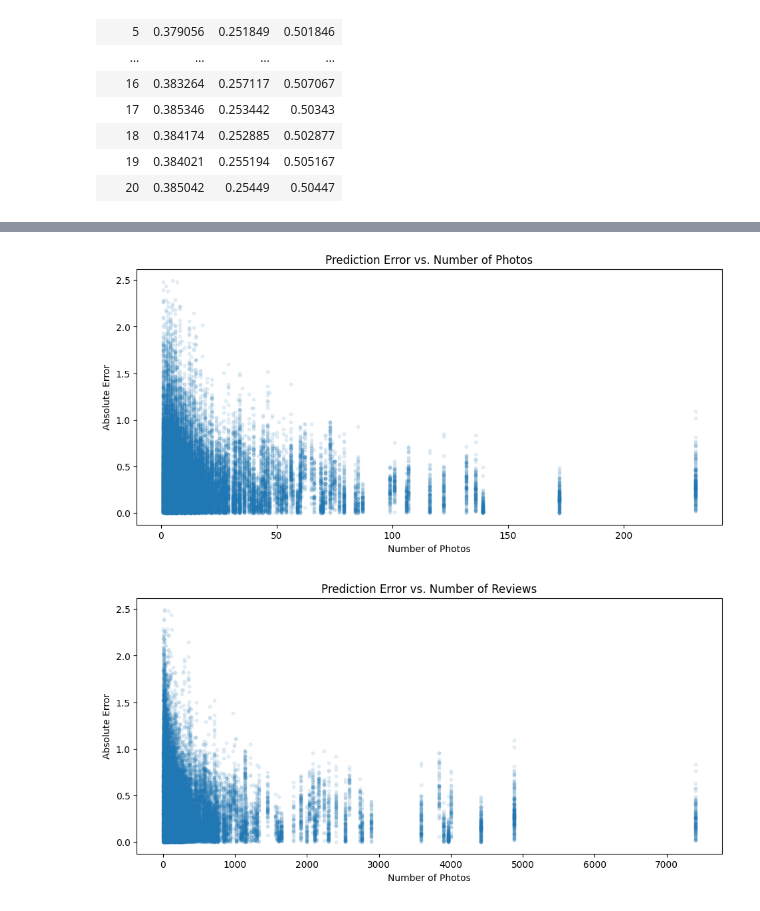
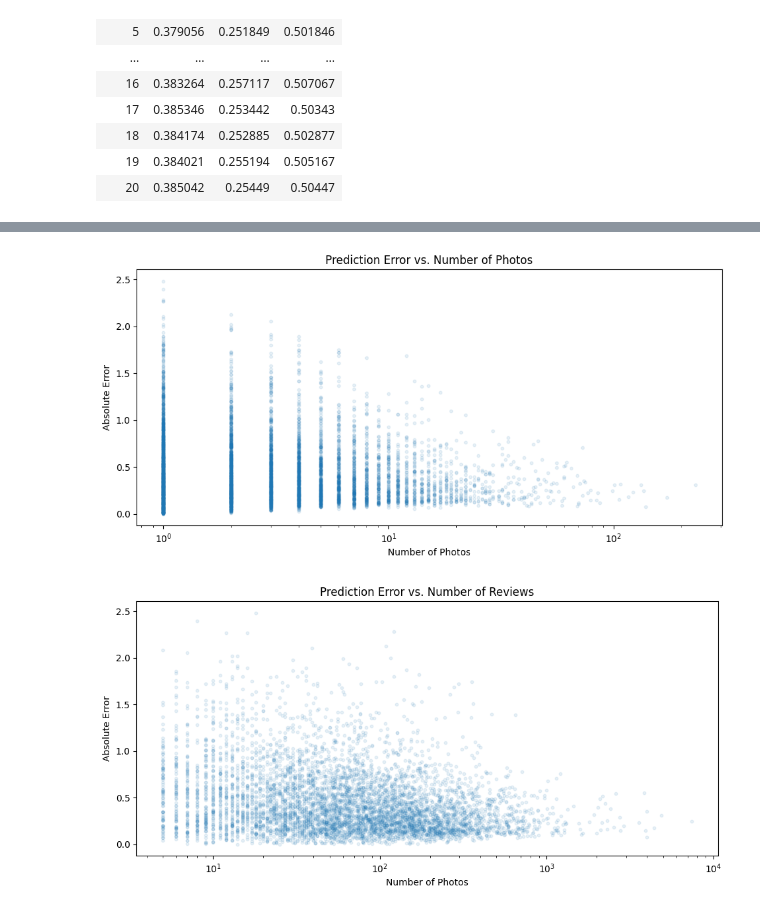
Before and after one commit to ascandone/yelp-prediction, a Jupyter notebook: predictions-analysis.ipynb, the cells around one changed output, grey strips where cells are left out. Saved outputs shown, nothing was run; the diff lists cells and outputs as text; code cells hidden in the pictures.

Commit message:
added plots

```diff
--- a/predictions-analysis.ipynb
+++ b/predictions-analysis.ipynb
@@ -125,3 +125,11 @@ shape: (33_799, 9)
 | "nlYG1lzyaVrlEOjT4t3LSw" | "zURelxN8KhAmi3uxuQtC_g" | 6 | "food" | 62 | 4.008522 | 3.919355 | 0.089167 | ... |
 | "IysGKCsVb50hB0GqzASTUw" | "zURelxN8KhAmi3uxuQtC_g" | 6 | "outside" | 62 | 3.991724 | 3.919355 | 0.072369 | ... |
 | "KB8VS0TaD7-0US5cZsJSlQ" | "zURelxN8KhAmi3uxuQtC_g" | 6 | "food" | 62 | 4.012288 | 3.919355 | 0.092933 | ... |
+# %%
+aggr_by_business = best_epoch_table.group_by("business_id").agg(
+    pl.col("abs_error").mean(),
+    pl.col("business_photo_count").first(),
+    pl.col("business_review_count").first(),
+)
+
+aggr_by_business
@@ -128,30 +151,33 @@ shape: (33_799, 9)
 # %%
 plt.figure(figsize=(25, 5))
 plt.subplot(1, 2, 1)
 plt.scatter(
-    x=best_epoch_table["business_photo_count"],
-    y=best_epoch_table["abs_error"],
+    x=aggr_by_business["business_photo_count"],
+    y=aggr_by_business["abs_error"],
     alpha=0.1,
     s=10,
 )
 plt.title("Prediction Error vs. Number of Photos")
 plt.xlabel("Number of Photos")
 plt.ylabel("Absolute Error")
+plt.xscale("log")
+
 None
 # %% [output]
-[figure, old version]
+[figure, new version]
 # %%
 plt.figure(figsize=(25, 5))
 plt.subplot(1, 2, 1)
 plt.scatter(
-    x=best_epoch_table["business_review_count"],
-    y=best_epoch_table["abs_error"],
+    x=aggr_by_business["business_review_count"],
+    y=aggr_by_business["abs_error"],
     alpha=0.1,
     s=10,
 )
 plt.title("Prediction Error vs. Number of Reviews")
 plt.xlabel("Number of Photos")
 plt.ylabel("Absolute Error")
+plt.xscale("log")
 None
 # %% [output]
-[figure, old version]
+[figure, new version]
```
Also changed, not shown: parts of 1 cell of this notebook.
